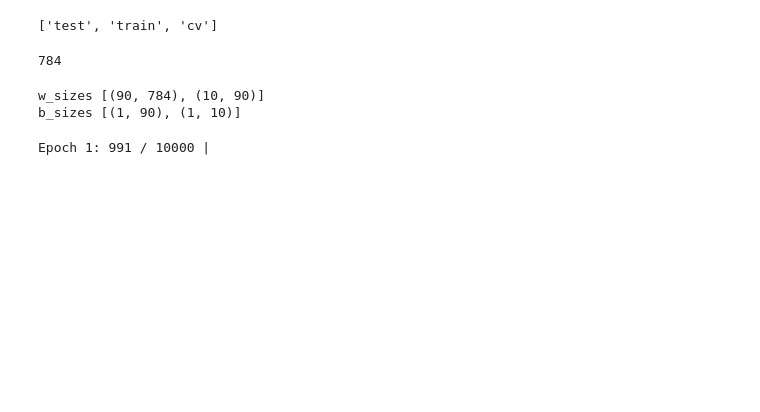
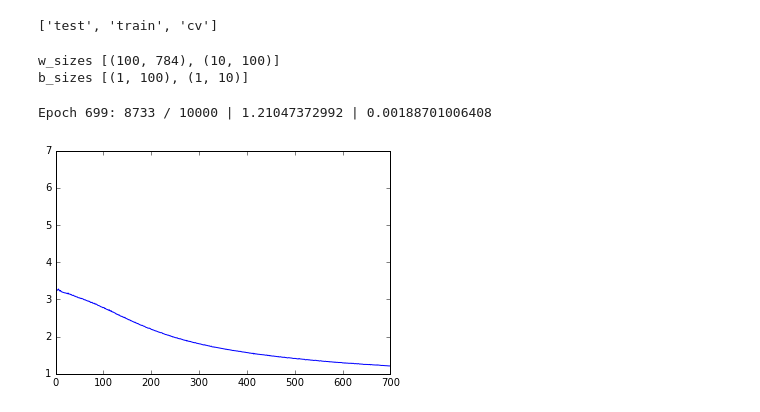
Before and after one commit to KopBob/technosphere, a Jupyter notebook: deep-learning/hw1/mnist-testing.ipynb, the cells around one changed output. Cells and saved outputs as stored; diff of their text form; code cells hidden in the pictures; blank space fills up the shorter version.

```diff
--- a/deep-learning/hw1/mnist-testing.ipynb
+++ b/deep-learning/hw1/mnist-testing.ipynb
@@ -25,27 +22,27 @@ from src.NNMiniBatch import NNMiniBatch
 # %%
 from src.functions.activation_objs import IdentyFunc, TanhFunc, LogisticFunc, SoftmaxFunc, ReLuFunc
 from src.functions.cost_objs import QuadraticCost, CrossEntropyCost, MulticlassCrossEntropyCost
-# %%
-28*28
-# %% [output]
-784
 # %%
-sizes = [784, 90, 10]
+sizes = [784, 100, 10]
 activation_functions = [ReLuFunc, LogisticFunc]
 cost_function = CrossEntropyCost
 # %%
 nn = NNMiniBatch(sizes = sizes,
                  activation_functions = activation_functions,
                  cost_function = cost_function,
-                 epochs = 2,
-                 eta = 0.1,
-                 l1_rate=0.01,
-                 mini_batch_size = None,
-                 mode = "online")
+                 epochs = 700,
+                 eta = 0.2,
+                 mini_batch_size = 1000,
+                 mode = "batch",
+                 stop_rate=0)
 # %% [output]
-w_sizes [(90, 784), (10, 90)]
-b_sizes [(1, 90), (1, 10)]
+w_sizes [(100, 784), (10, 100)]
+b_sizes [(1, 100), (1, 10)]
 # %%
-nn.sgd(train_data, cv_data);
+scores_diff, scores = nn.sgd(train_data, cv_data);
 # %% [output]
-Epoch 1: 991 / 10000 |
+Epoch 699: 8733 / 10000 | 1.21047372992 | 0.00188701006408
+# %%
+plt.plot(range(len(scores)), scores);
+# %% [output]
+[figure, added]
```
Also changed, not shown: parts of 1 cell of this notebook, 9 other files.
